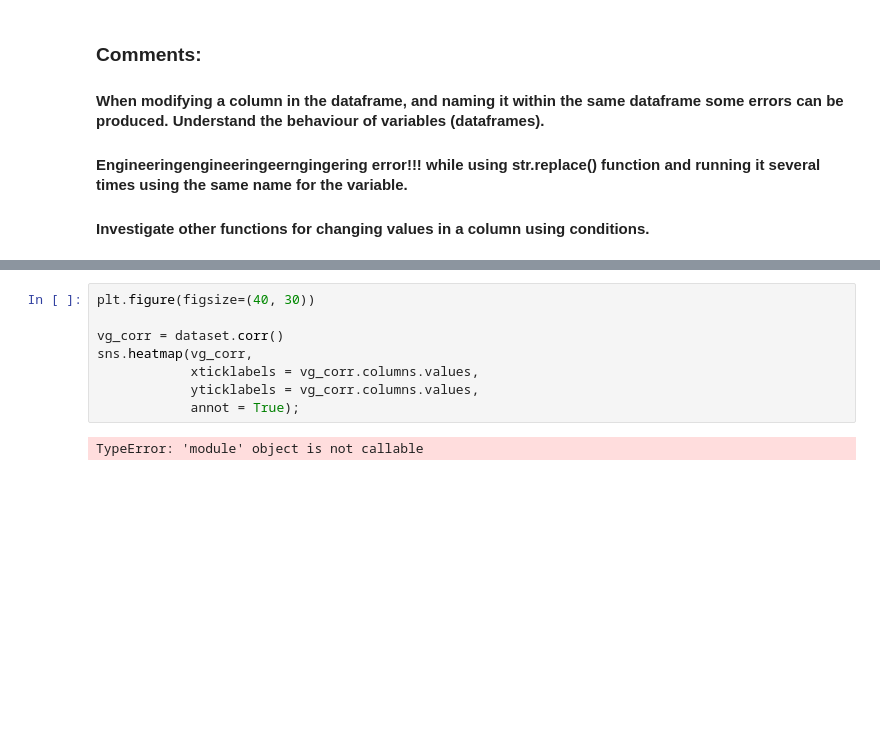
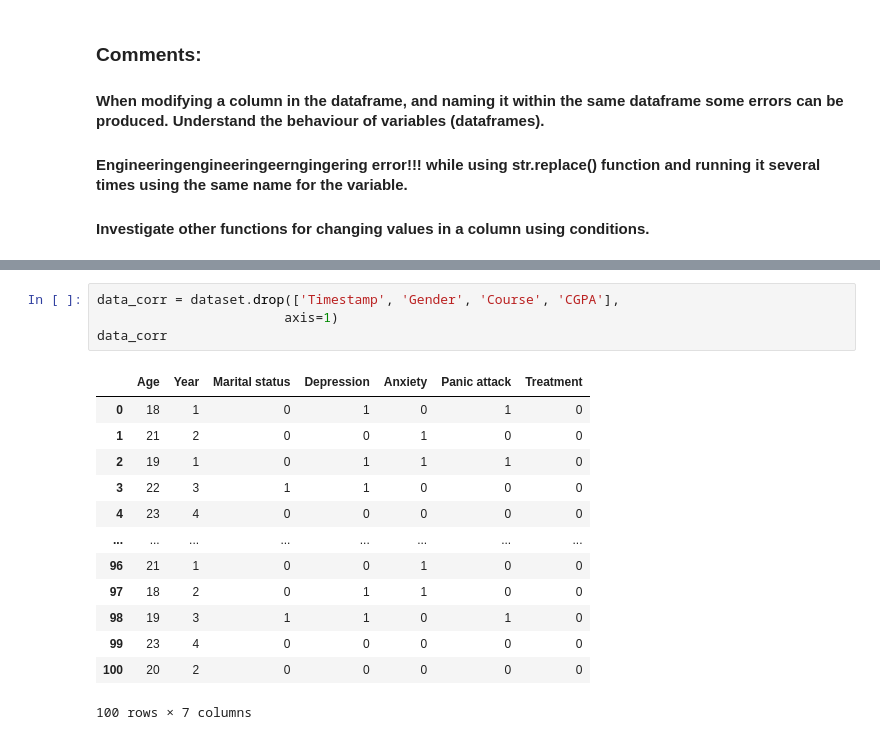
Before and after one commit to tobigrassani/CleaningData, a Jupyter notebook: Student mental health analysis.ipynb, the cells around one changed output, grey strips where cells are left out. Saved outputs shown, nothing was run; the diff lists cells and outputs as text; blank space fills up the shorter version.

```diff
--- a/Student mental health analysis.ipynb
+++ b/Student mental health analysis.ipynb
@@ -249,10 +250,18 @@ dataset.head()
-# %%
-plt.figure(figsize=(40, 30))
-
-vg_corr = dataset.corr()
-sns.heatmap(vg_corr,
-            xticklabels = vg_corr.columns.values,
-            yticklabels = vg_corr.columns.values,
-            annot = True);
-# %% [output]
-TypeError: 'module' object is not callable
+# %%
+data_corr = dataset.drop(['Timestamp', 'Gender', 'Course', 'CGPA'],
+                        axis=1)
+data_corr
+# %% [output]
+|  | Age | Year | Marital status | Depression | Anxiety | Panic attack | Treatment |
+| 0 | 18 | 1 | 0 | 1 | 0 | 1 | 0 |
+| 1 | 21 | 2 | 0 | 0 | 1 | 0 | 0 |
+| 2 | 19 | 1 | 0 | 1 | 1 | 1 | 0 |
+| 3 | 22 | 3 | 1 | 1 | 0 | 0 | 0 |
+| 4 | 23 | 4 | 0 | 0 | 0 | 0 | 0 |
+| ... | ... | ... | ... | ... | ... | ... | ... |
+| 96 | 21 | 1 | 0 | 0 | 1 | 0 | 0 |
+| 97 | 18 | 2 | 0 | 1 | 1 | 0 | 0 |
+| 98 | 19 | 3 | 1 | 1 | 0 | 1 | 0 |
+| 99 | 23 | 4 | 0 | 0 | 0 | 0 | 0 |
+| 100 | 20 | 2 | 0 | 0 | 0 | 0 | 0 |
+100 rows × 7 columns
```
Also changed, not shown: parts of 6 cells of this notebook.
